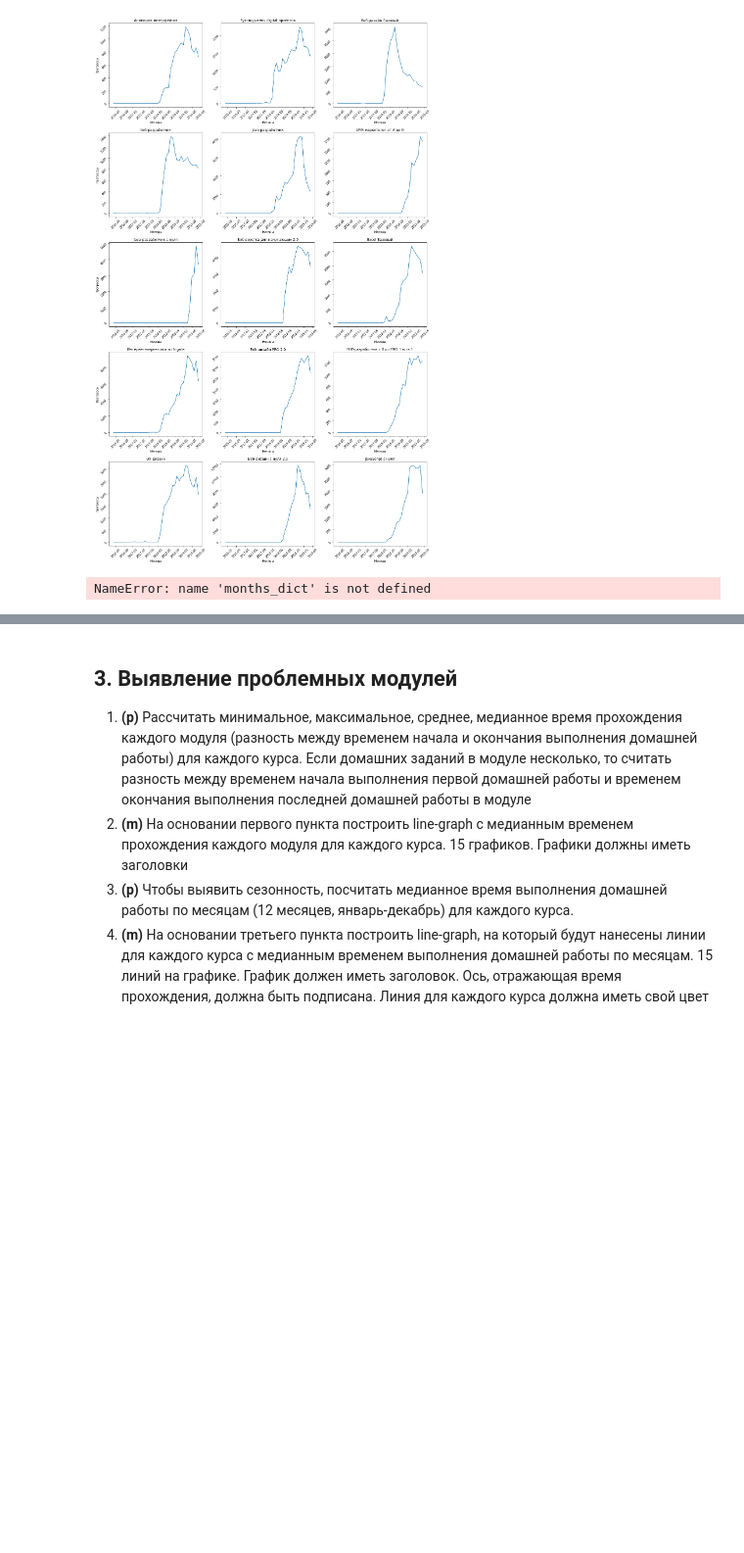
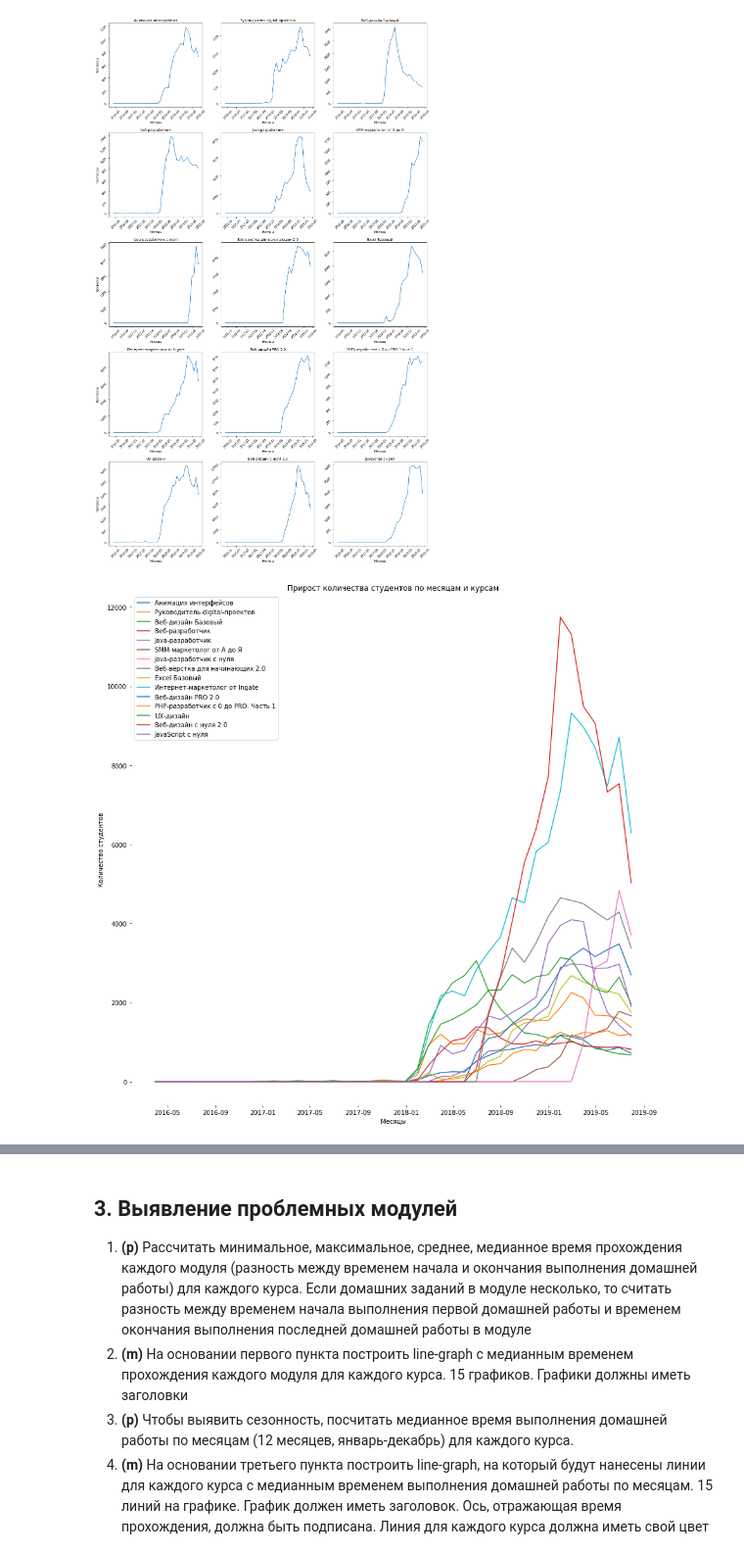
Before and after one commit to Andruxa2102/Study, a Jupyter notebook: Coursework_analytics_1.ipynb, the cells around one changed output, grey strips where cells are left out. Shown at 98% size. Cells and saved outputs as stored; diff of their text form; code cells hidden in the pictures; blank space fills up the shorter version.

```diff
--- a/Coursework_analytics_1.ipynb
+++ b/Coursework_analytics_1.ipynb
@@ -786,38 +782,40 @@ ax14.tick_params(labelrotation=45)
 # %%
 plt.figure(figsize=(15, 15))
 plt.title('Прирост количества студентов по месяцам и курсам')
 plt.ylabel('Количество студентов')
 plt.xlabel('Месяцы')
 plt.box(False)
 plt.plot(dates, temp2_df.drop(['course_id','title','progresses_per_months'], axis=1).iloc[0].values, \
          label=temp2_df['title'].iloc[0])
-plt.plot(dates, temp2_df.drop(['course_id','title','progresses_per_months'], axis=1).iloc[0].values, \
-         label=temp2_df['title'].iloc[0])
-plt.plot(dates, temp2_df.drop(['course_id','title','progresses_per_months'], axis=1).iloc[0].values, \
-         label=temp2_df['title'].iloc[0])
-plt.plot(dates, temp2_df.drop(['course_id','title','progresses_per_months'], axis=1).iloc[0].values, \
-         label=temp2_df['title'].iloc[0])
-plt.plot(dates, temp2_df.drop(['course_id','title','progresses_per_months'], axis=1).iloc[0].values, \
-         label=temp2_df['title'].iloc[0])
-plt.plot(dates, temp2_df.drop(['course_id','title','progresses_per_months'], axis=1).iloc[0].values, \
-         label=temp2_df['title'].iloc[0])
-plt.plot(dates, temp2_df.drop(['course_id','title','progresses_per_months'], axis=1).iloc[0].values, \
-         label=temp2_df['title'].iloc[0])
-plt.plot(dates, temp2_df.drop(['course_id','title','progresses_per_months'], axis=1).iloc[0].values, \
-         label=temp2_df['title'].iloc[0])
-plt.plot(dates, temp2_df.drop(['course_id','title','progresses_per_months'], axis=1).iloc[0].values, \
-         label=temp2_df['title'].iloc[0])
-plt.plot(dates, temp2_df.drop(['course_id','title','progresses_per_months'], axis=1).iloc[0].values, \
-         label=temp2_df['title'].iloc[0])
-plt.plot(dates, temp2_df.drop(['course_id','title','progresses_per_months'], axis=1).iloc[0].values, \
-         label=temp2_df['title'].iloc[0])
-plt.plot(dates, temp2_df.drop(['course_id','title','progresses_per_months'], axis=1).iloc[0].values, \
-         label=temp2_df['title'].iloc[0])
-plt.plot(dates, temp2_df.drop(['course_id','title','progresses_per_months'], axis=1).iloc[0].values, \
-         label=temp2_df['title'].iloc[0])
-plt.plot(dates, temp2_df.drop(['course_id','title','progresses_per_months'], axis=1).iloc[0].values, \
-         label=temp2_df['title'].iloc[0])
-plt.plot(dates, temp2_df.drop(['course_id','title','progresses_per_months'], axis=1).iloc[0].values, \
-         label=temp2_df['title'].iloc[0])
+plt.plot(dates, temp2_df.drop(['course_id','title','progresses_per_months'], axis=1).iloc[1].values, \
+         label=temp2_df['title'].iloc[1])
+plt.plot(dates, temp2_df.drop(['course_id','title','progresses_per_months'], axis=1).iloc[2].values, \
+         label=temp2_df['title'].iloc[2])
+plt.plot(dates, temp2_df.drop(['course_id','title','progresses_per_months'], axis=1).iloc[3].values, \
+         label=temp2_df['title'].iloc[3])
+plt.plot(dates, temp2_df.drop(['course_id','title','progresses_per_months'], axis=1).iloc[4].values, \
+         label=temp2_df['title'].iloc[4])
+plt.plot(dates, temp2_df.drop(['course_id','title','progresses_per_months'], axis=1).iloc[5].values, \
+         label=temp2_df['title'].iloc[5])
+plt.plot(dates, temp2_df.drop(['course_id','title','progresses_per_months'], axis=1).iloc[6].values, \
+         label=temp2_df['title'].iloc[6])
+plt.plot(dates, temp2_df.drop(['course_id','title','progresses_per_months'], axis=1).iloc[7].values, \
+         label=temp2_df['title'].iloc[7])
+plt.plot(dates, temp2_df.drop(['course_id','title','progresses_per_months'], axis=1).iloc[8].values, \
+         label=temp2_df['title'].iloc[8])
+plt.plot(dates, temp2_df.drop(['course_id','title','progresses_per_months'], axis=1).iloc[9].values, \
+         label=temp2_df['title'].iloc[9])
+plt.plot(dates, temp2_df.drop(['course_id','title','progresses_per_months'], axis=1).iloc[10].values, \
+         label=temp2_df['title'].iloc[10])
+plt.plot(dates, temp2_df.drop(['course_id','title','progresses_per_months'], axis=1).iloc[11].values, \
+         label=temp2_df['title'].iloc[11])
+plt.plot(dates, temp2_df.drop(['course_id','title','progresses_per_months'], axis=1).iloc[12].values, \
+         label=temp2_df['title'].iloc[12])
+plt.plot(dates, temp2_df.drop(['course_id','title','progresses_per_months'], axis=1).iloc[13].values, \
+         label=temp2_df['title'].iloc[13])
+plt.plot(dates, temp2_df.drop(['course_id','title','progresses_per_months'], axis=1).iloc[14].values, \
+         label=temp2_df['title'].iloc[14])
 plt.legend()
 plt.show()
+# %% [output]
+[figure, added]
@@ -826,4 +821,0 @@ months_list_of_lists = dates_df['months'].tolist()
-# %%
-pd.DataFrame.from_dict(months_dict, orient='index', columns=['Progresses per month'])
-# %% [output]
-NameError: name 'months_dict' is not defined
```
Also changed, not shown: parts of 24 cells of this notebook.
